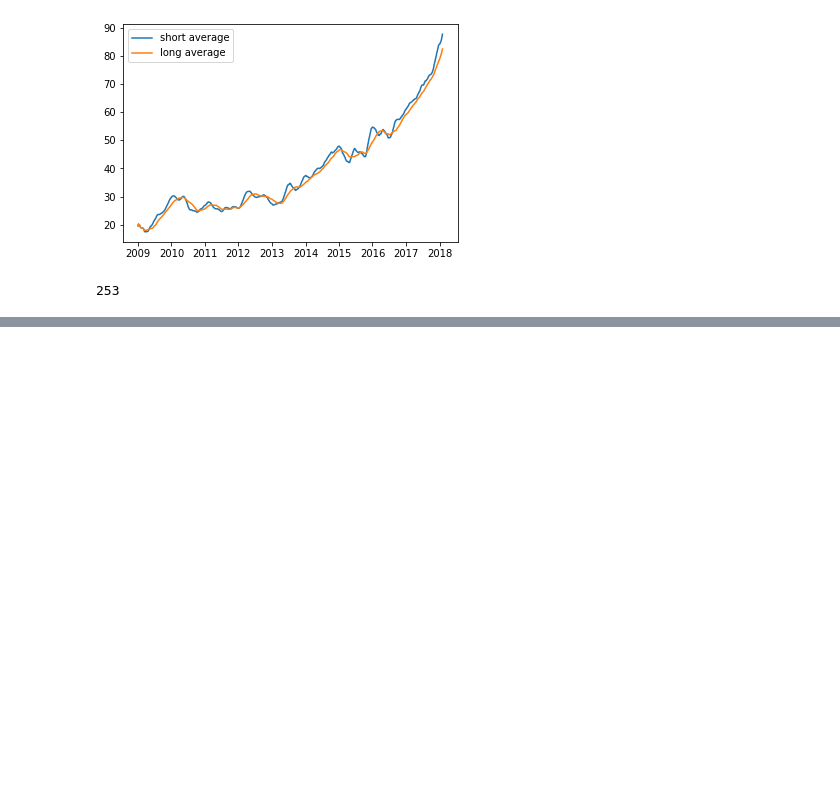
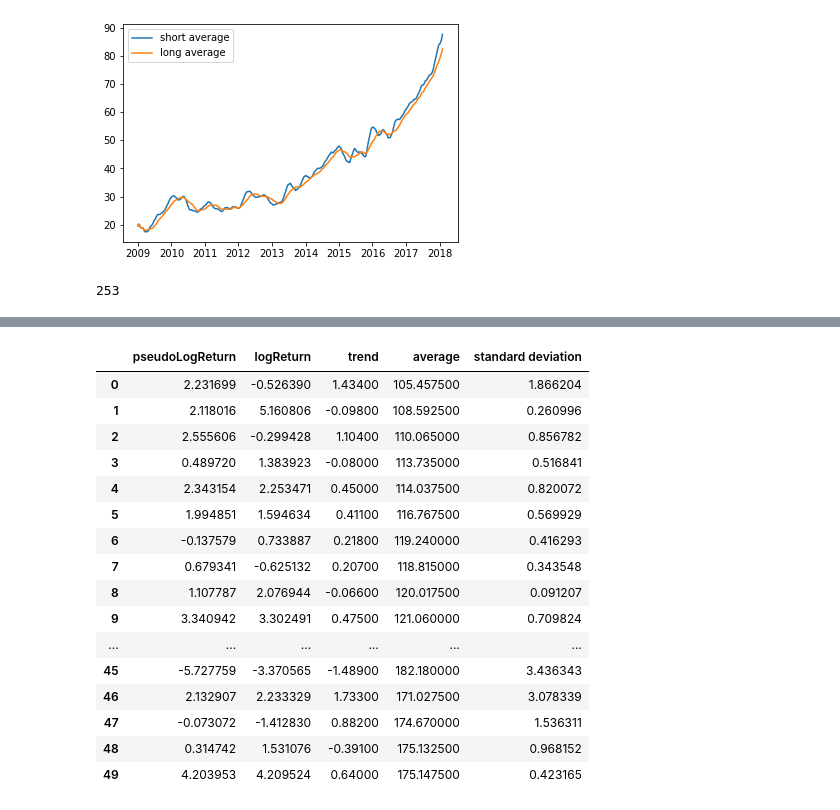
Before and after one commit to VioletD789/Algo-Trading, a Jupyter notebook: Practice.ipynb, the cells around one changed output, grey strips where cells are left out. Cells and saved outputs as stored; diff of their text form; code cells hidden in the pictures; blank space fills up the shorter version.

Commit message:
data organized

```diff
--- a/Practice.ipynb
+++ b/Practice.ipynb
@@ -164,7 +167,8 @@ def logReturn(dataFrame, closingColumn, interval):
         result.append(temp)
     return result
 
-#logReturn = logReturn(selected, "Adj. Close", 5)
+log = logReturn(selected, "Adj. Close", 5)
+print(len(log))
 plt.hist(logReturn(selected, "Adj. Close", 5),bins=100)
 plt.show()
 # %% [output]
@@ -179,10 +184,13 @@ def trend(dataFrame, closingColumn, interval):
         data = column.iloc[i*interval:(i+1)*interval]
         x = np.linspace(1,interval,interval)
         coeff.append(tuple(np.polyfit(x,data,1)))
-    if not column[(i+1)*interval:].empty:
-        x = np.linspace(1,rowNum-(i+1)*interval,rowNum-(i+1)*interval)
-        data = column[(i+1)*interval:]
-        coeff.append(tuple(np.polyfit(x,data,1)))
+    #if not column[(i+1)*interval:].empty:
+        #x = np.linspace(1,rowNum-(i+1)*interval,rowNum-(i+1)*interval)
+        #data = column[(i+1)*interval:]
+        #coeff.append(tuple(np.polyfit(x,data,1)))
     return coeff
-trend(selected, "Adj. Close", 5)
+
+trendSlope = [coeff[0] for coeff in trend(selected, "Adj. Close", 5)]
+
+trendSlope
 # %% [output]
@@ -206,7 +214,9 @@ trend(selected, "Adj. Close", 5)
 # %%
-#create table that groups adj closing prices for each trend group (5 days) and gives their average and standard deviationn
+######create table that groups adj closing prices for each trend group (5 days) and gives their average and standard deviationn
 
-def df_test(dataFrame, price_column, interval):
+#This: create lists of mean and standard deviation for each 5-day group
+
+def meanStd(dataFrame, price_column, interval):
     weeks = list(range(0,52))
     averages = []
     stdevs = []
@@ -219,10 +229,11 @@ def df_test(dataFrame, price_column, interval):
             averages.append(average)
             deviation = np.std(prices[i-interval:i-1])
             stdevs.append(deviation)
-    data = list(zip(weeks, averages, stdevs))
-    df = pd.DataFrame(data, columns = ['Week', 'Avg Adj Close', 'St Dev'])
-    return df
+    #data = list(zip(weeks, averages, stdevs))
+    #df = pd.DataFrame(data, columns = ['Week', 'Avg Adj Close', 'St Dev'])
+    return (averages,stdevs)
 
-test = df_test(selected, 'Adj. Close', 5)
-test
+avg, std = meanStd(selected, 'Adj. Close', 5)
+print(avg)
+std
 # %% [output]
@@ -381,2 +392,8 @@ ValueError: Error when checking input: expected bidirectional_input to have 3 di
 # %%
 #predict future week price
+# %%
+def createDf(names, *argv):
+    df = pd.DataFrame()
+    for i in range(len(names)):
+        df[names[i]] = argv[i]
+    return df
@@ -382,0 +423,22 @@ ValueError: Error when checking input: expected bidirectional_input to have 3 di
+# %%
+features = createDf(["pseudoLogReturn","logReturn","trend","average","standard deviation"],
+         pseudo, log, trendSlope, avg, std)
+features
+# %% [output]
+|  | pseudoLogReturn | logReturn | trend | average | standard deviation |
+| 0 | 2.231699 | -0.526390 | 1.43400 | 105.457500 | 1.866204 |
+| 1 | 2.118016 | 5.160806 | -0.09800 | 108.592500 | 0.260996 |
+| 2 | 2.555606 | -0.299428 | 1.10400 | 110.065000 | 0.856782 |
+| 3 | 0.489720 | 1.383923 | -0.08000 | 113.735000 | 0.516841 |
+| 4 | 2.343154 | 2.253471 | 0.45000 | 114.037500 | 0.820072 |
+| 5 | 1.994851 | 1.594634 | 0.41100 | 116.767500 | 0.569929 |
+| 6 | -0.137579 | 0.733887 | 0.21800 | 119.240000 | 0.416293 |
+| 7 | 0.679341 | -0.625132 | 0.20700 | 118.815000 | 0.343548 |
+| 8 | 1.107787 | 2.076944 | -0.06600 | 120.017500 | 0.091207 |
+| 9 | 3.340942 | 3.302491 | 0.47500 | 121.060000 | 0.709824 |
+| ... | ... | ... | ... | ... | ... |
+| 45 | -5.727759 | -3.370565 | -1.48900 | 182.180000 | 3.436343 |
+| 46 | 2.132907 | 2.233329 | 1.73300 | 171.027500 | 3.078339 |
+| 47 | -0.073072 | -1.412830 | 0.88200 | 174.670000 | 1.536311 |
+| 48 | 0.314742 | 1.531076 | -0.39100 | 175.132500 | 0.968152 |
+| 49 | 4.203953 | 4.209524 | 0.64000 | 175.147500 | 0.423165 |
```
Also changed, not shown: parts of 9 cells of this notebook, 1 other file.
